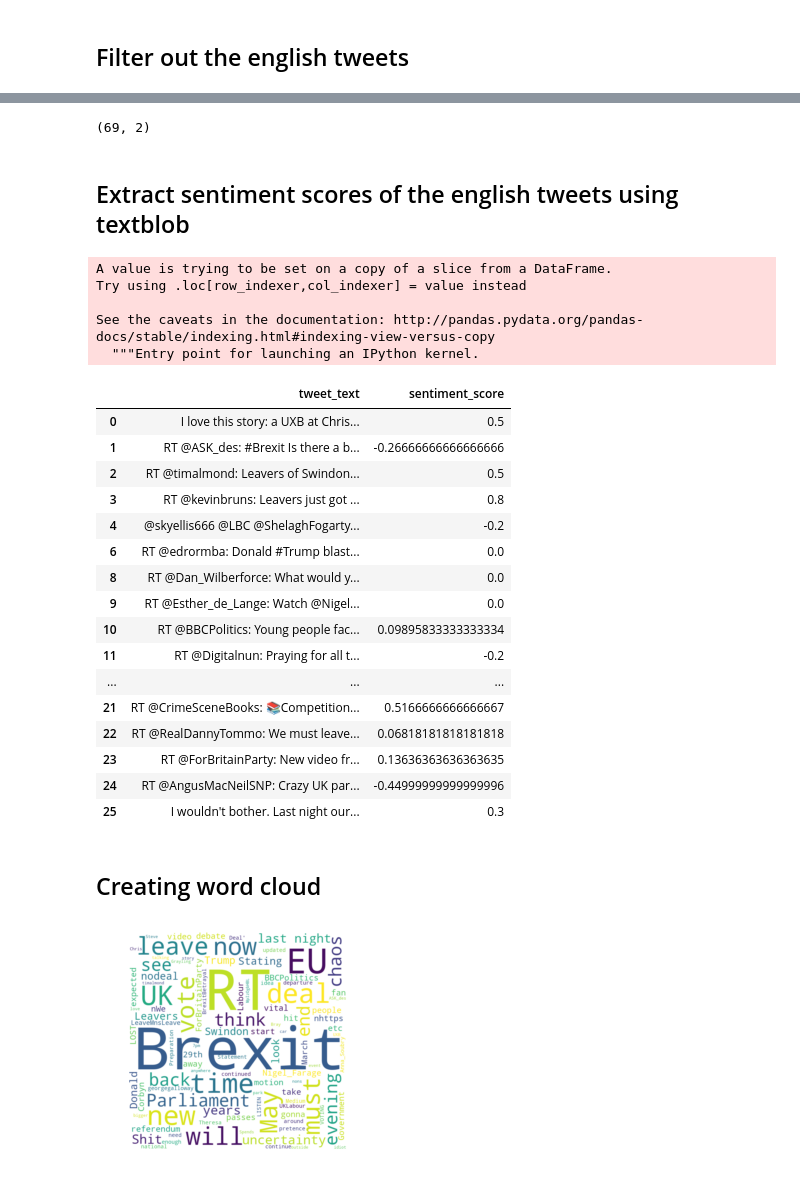
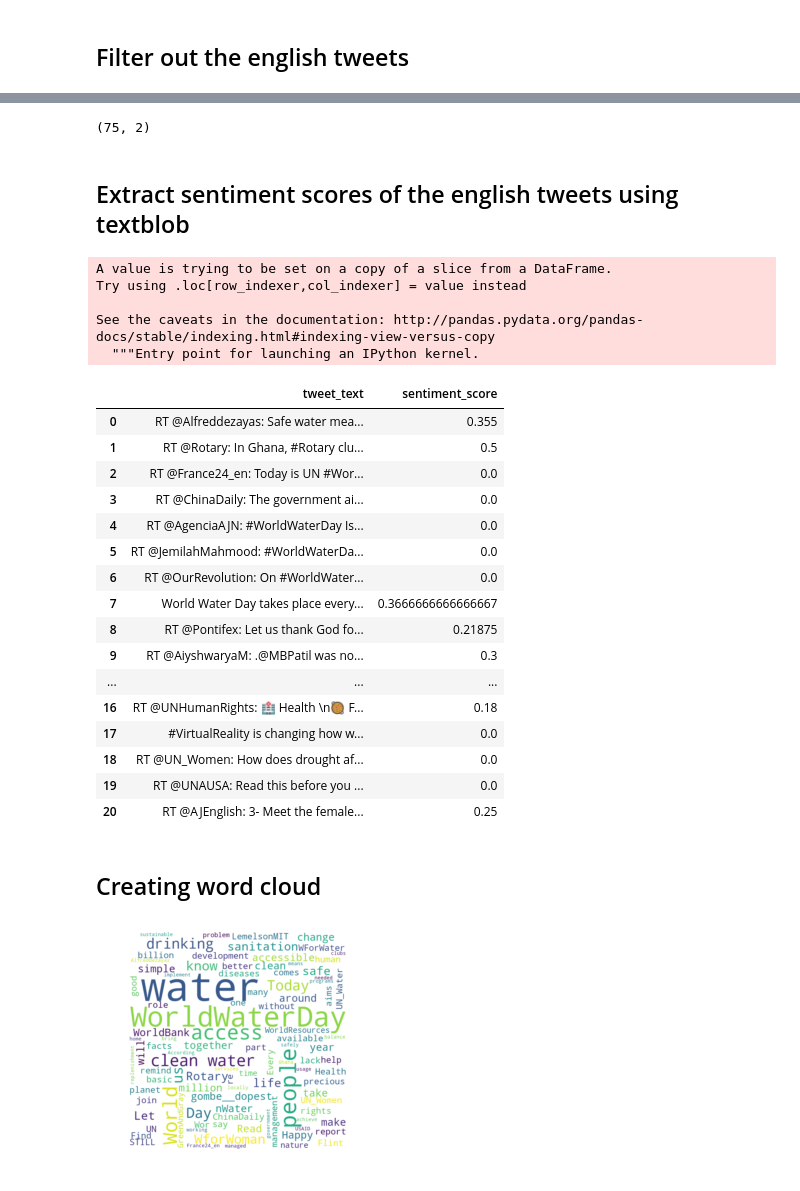
Before and after one commit to TrainingByPackt/Natural-Language-Processing-Fundamentals, a Jupyter notebook: Lesson-4-Collecting-Text-Data-from-the-Web/Ch4_Activity5_Twitter_data_extract.ipynb, the cells around one changed output, grey strips where cells are left out. Cells and saved outputs as stored; diff of their text form; code cells hidden in the pictures.

```diff
--- a/Lesson-4-Collecting-Text-Data-from-the-Web/Ch4_Activity5_Twitter_data_extract.ipynb
+++ b/Lesson-4-Collecting-Text-Data-from-the-Web/Ch4_Activity5_Twitter_data_extract.ipynb
@@ -36,7 +36,7 @@ api = tweepy.API(auth)
 # %%
 tweet_list = []
 cnt = 0
-for tweet in tweepy.Cursor(api.search, q='#brexit', rpp=100).items():
+for tweet in tweepy.Cursor(api.search, q='#WorldWaterDay', rpp=100).items():
     tweet_list.append(tweet)
     cnt = cnt + 1
     if cnt == 100:
@@ -144,7 +136,7 @@ tweet_text_df[tweet_text_df['language_detected']!='en']
 tweet_text_df_eng = tweet_text_df[tweet_text_df['language_detected']=='en']
 tweet_text_df_eng.shape
 # %% [output]
-(69, 2)
+(75, 2)
 # %% [markdown]
 ## Extract sentiment scores of the english tweets using textblob
 # %%
@@ -158,37 +150,37 @@ Try using .loc[row_indexer,col_indexer] = value instead
 See the caveats in the documentation: http://pandas.pydata.org/pandas-docs/stable/indexing.html#indexing-view-versus-copy
   """Entry point for launching an IPython kernel.
 |  | tweet_text | sentiment_score |
-| 0 | I love this story: a UXB at Chris... | 0.5 |
-| 1 | RT @ASK_des: #Brexit Is there a b... | -0.26666666666666666 |
-| 2 | RT @timalmond: Leavers of Swindon... | 0.5 |
-| 3 | RT @kevinbruns: Leavers just got ... | 0.8 |
-| 4 | @skyellis666 @LBC @ShelaghFogarty... | -0.2 |
-| 6 | RT @edrormba: Donald #Trump blast... | 0.0 |
-| 8 | RT @Dan_Wilberforce: What would y... | 0.0 |
-| 9 | RT @Esther_de_Lange: Watch @Nigel... | 0.0 |
-| 10 | RT @BBCPolitics: Young people fac... | 0.09895833333333334 |
-| 11 | RT @Digitalnun: Praying for all t... | -0.2 |
+| 0 | RT @Alfreddezayas: Safe water mea... | 0.355 |
+| 1 | RT @Rotary: In Ghana, #Rotary clu... | 0.5 |
+| 2 | RT @France24_en: Today is UN #Wor... | 0.0 |
+| 3 | RT @ChinaDaily: The government ai... | 0.0 |
+| 4 | RT @AgenciaAJN: #WorldWaterDay Is... | 0.0 |
+| 5 | RT @JemilahMahmood: #WorldWaterDa... | 0.0 |
+| 6 | RT @OurRevolution: On #WorldWater... | 0.0 |
+| 7 | World Water Day takes place every... | 0.3666666666666667 |
+| 8 | RT @Pontifex: Let us thank God fo... | 0.21875 |
+| 9 | RT @AiyshwaryaM: .@MBPatil was no... | 0.3 |
 | ... | ... | ... |
-| 21 | RT @CrimeSceneBooks: 📚Competition... | 0.5166666666666667 |
-| 22 | RT @RealDannyTommo: We must leave... | 0.06818181818181818 |
-| 23 | RT @ForBritainParty: New video fr... | 0.13636363636363635 |
-| 24 | RT @AngusMacNeilSNP: Crazy UK par... | -0.44999999999999996 |
-| 25 | I wouldn't bother. Last night our... | 0.3 |
+| 16 | RT @UNHumanRights: 🏥 Health \n🥘 F... | 0.18 |
+| 17 | #VirtualReality is changing how w... | 0.0 |
+| 18 | RT @UN_Women: How does drought af... | 0.0 |
+| 19 | RT @UNAUSA: Read this before you ... | 0.0 |
+| 20 | RT @AJEnglish: 3- Meet the female... | 0.25 |
 # %% [markdown]
 ## Creating word cloud
 # %%
-other_stopwords_to_remove = ['https', 'amp','co']
+other_stopwords_to_remove = ['https', 'amp','co', 'rt']
 STOPWORDS = STOPWORDS.union(set(other_stopwords_to_remove))
 stopwords = set(STOPWORDS)
 
 text=tweet_text_df_eng["tweet_text"]
 wordcloud = WordCloud(width = 800, height = 800,
                 background_color ='white',
                 max_words=100,
                 stopwords = stopwords,
                 min_font_size = 10).generate(str(text))
 plt.imshow(wordcloud, interpolation='bilinear')
 plt.axis("off")
 plt.show()
 # %% [output]
-[figure, old version]
+[figure, new version]
```
Also changed, not shown: parts of 9 cells of this notebook.
